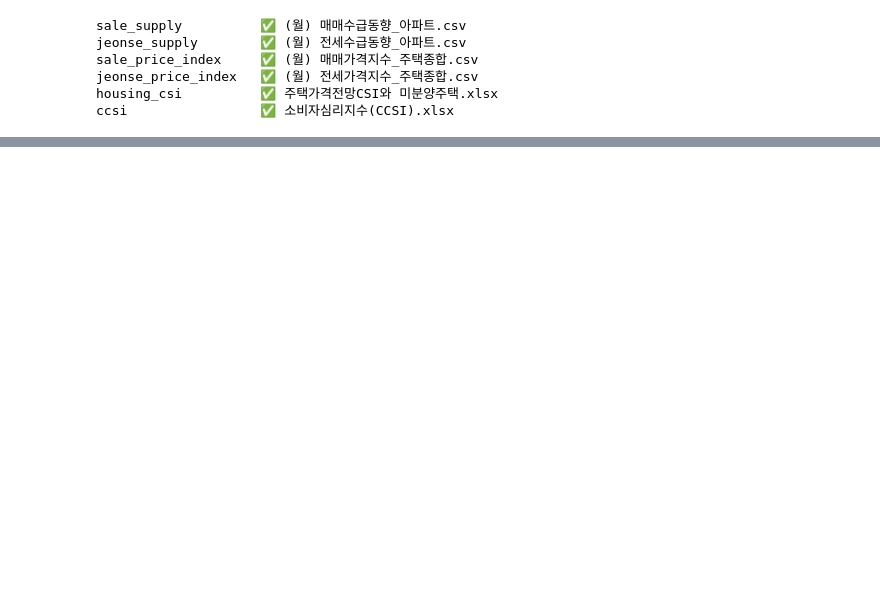
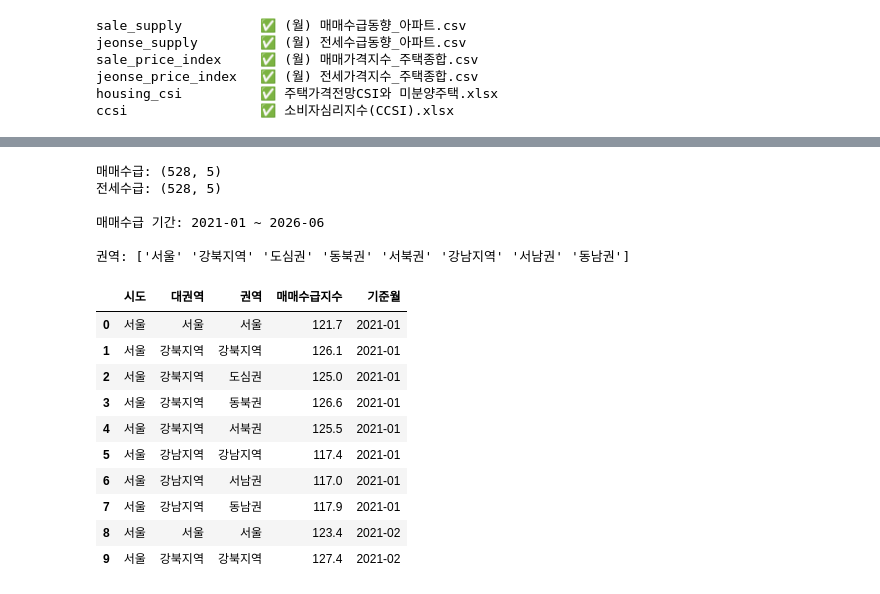
Before and after one commit to Overlay1010/apartment_price, a Jupyter notebook: notebook/v2_5year_notebook/eda/v2/01_market_leading.ipynb, the cells around one changed output, grey strips where cells are left out. Saved outputs shown, nothing was run; the diff lists cells and outputs as text; code cells hidden in the pictures; blank space fills up the shorter version.

```diff
--- a/notebook/v2_5year_notebook/eda/v2/01_market_leading.ipynb
+++ b/notebook/v2_5year_notebook/eda/v2/01_market_leading.ipynb
@@ -121,0 +443,55 @@ ccsi                 ✅ 소비자심리지수(CCSI).xlsx
+# %%
+# ============================================================
+# 매매·전세 수급지수 정제
+# - 동일한 정제 함수를 두 데이터에 적용한다.
+# - 서울 전체 / 강북·강남지역 / 5개 권역 값이 정상적으로
+#   생성되는지 기간과 지역 목록을 확인한다.
+# ============================================================
+
+sale_supply = clean_supply_index(
+    rone_raw["sale_supply"],
+    "매매수급지수",
+)
+
+jeonse_supply = clean_supply_index(
+    rone_raw["jeonse_supply"],
+    "전세수급지수",
+)
+
+
+print("매매수급:", sale_supply.shape)
+print("전세수급:", jeonse_supply.shape)
+
+print(
+    "\n매매수급 기간:",
+    sale_supply["기준월"].min(),
+    "~",
+    sale_supply["기준월"].max(),
+)
+
+print(
+    "\n권역:",
+    sale_supply["권역"].unique(),
+)
+
+display(
+    sale_supply.head(10)
+)
+# %% [output]
+매매수급: (528, 5)
+전세수급: (528, 5)
+
+매매수급 기간: 2021-01 ~ 2026-06
+
+권역: ['서울' '강북지역' '도심권' '동북권' '서북권' '강남지역' '서남권' '동남권']
+|  | 시도 | 대권역 | 권역 | 매매수급지수 | 기준월 |
+| 0 | 서울 | 서울 | 서울 | 121.7 | 2021-01 |
+| 1 | 서울 | 강북지역 | 강북지역 | 126.1 | 2021-01 |
+| 2 | 서울 | 강북지역 | 도심권 | 125.0 | 2021-01 |
+| 3 | 서울 | 강북지역 | 동북권 | 126.6 | 2021-01 |
+| 4 | 서울 | 강북지역 | 서북권 | 125.5 | 2021-01 |
+| 5 | 서울 | 강남지역 | 강남지역 | 117.4 | 2021-01 |
+| 6 | 서울 | 강남지역 | 서남권 | 117.0 | 2021-01 |
+| 7 | 서울 | 강남지역 | 동남권 | 117.9 | 2021-01 |
+| 8 | 서울 | 서울 | 서울 | 123.4 | 2021-02 |
+| 9 | 서울 | 강북지역 | 강북지역 | 127.4 | 2021-02 |
```
Also changed, not shown: parts of 33 cells of this notebook, 48 other files.
